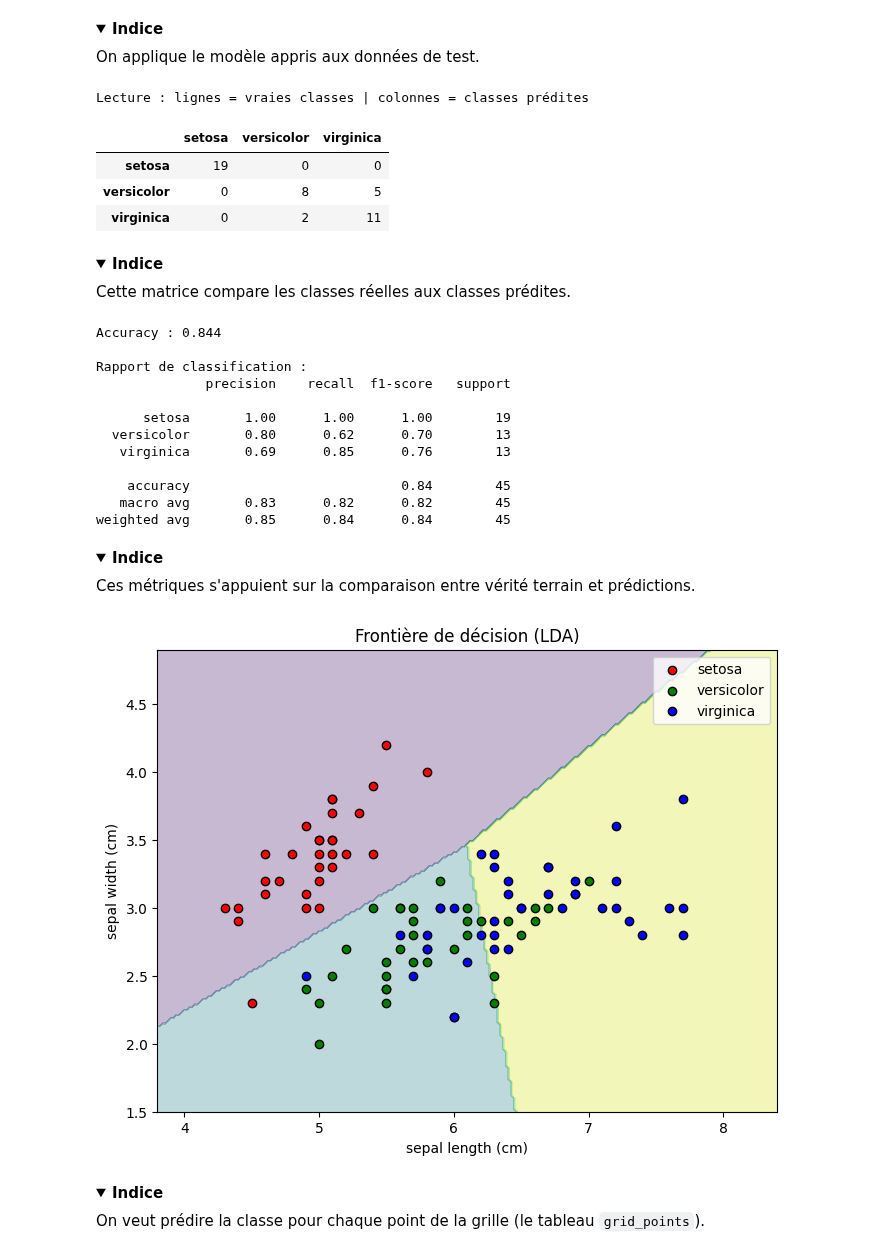
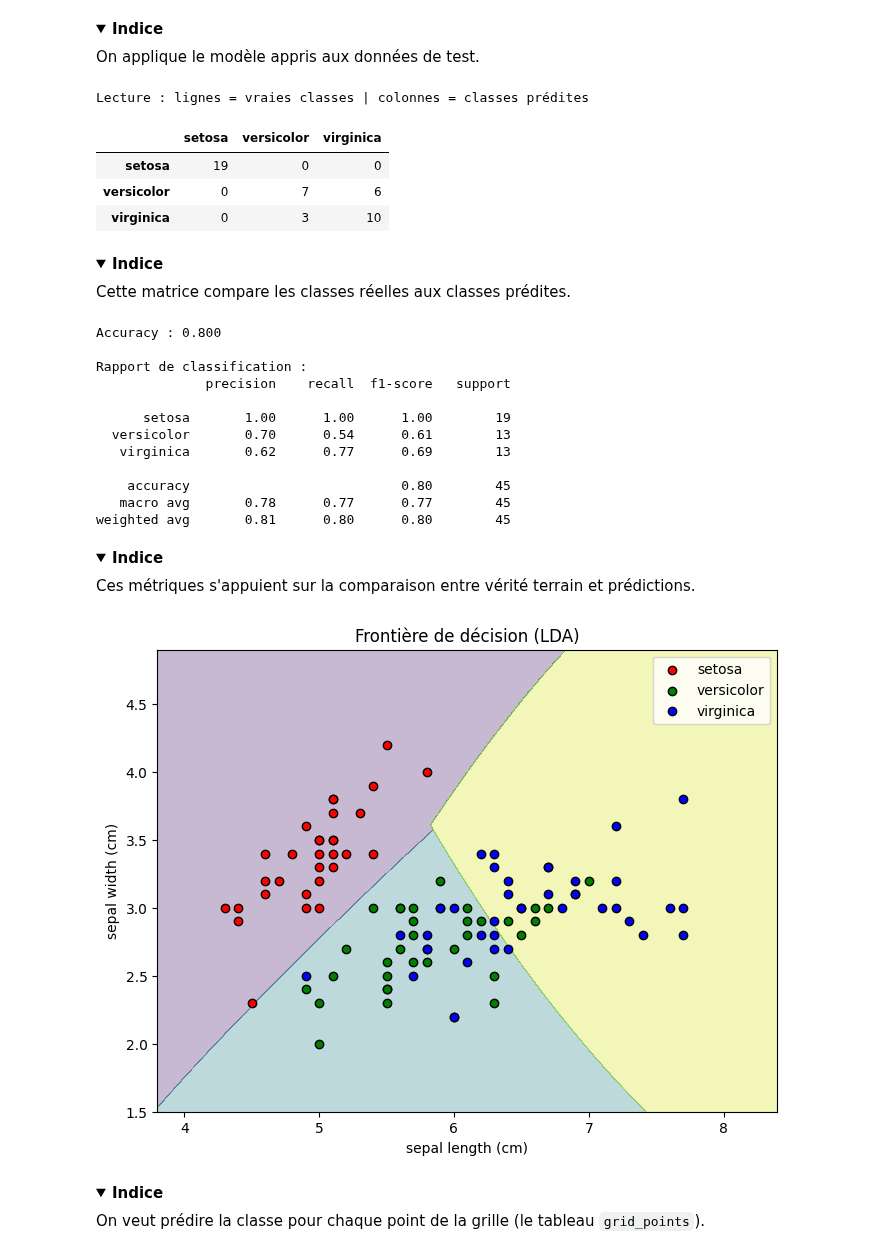
Before and after one commit to MathiasGarnier/Algorithms-All---Old, a Jupyter notebook: LDA_Exercice_etudiants_v9.ipynb, the cells around one changed output. Drawn from its saved outputs; the diff is of its cells as text; code cells hidden in the pictures; folded sections open.

```diff
--- a/LDA_Exercice_etudiants_v9.ipynb
+++ b/LDA_Exercice_etudiants_v9.ipynb
@@ -70,5 +70,12 @@ On sépare les variables explicatives et la variable cible, puis on fixe une pro
 # %%
 # 4) Modèle LDA
 clf = LinearDiscriminantAnalysis()
+
+# option :
+from sklearn.discriminant_analysis import QuadraticDiscriminantAnalysis
+#clf = QuadraticDiscriminantAnalysis()
+from sklearn import svm
+clf = svm.SVC()
+
 clf.fit(X_train, y_train)
 # %% [output]
@@ -95,8 +102,8 @@ pd.DataFrame(cm, index=class_names, columns=class_names)
 Lecture : lignes = vraies classes | colonnes = classes prédites
 |  | setosa | versicolor | virginica |
 | setosa | 19 | 0 | 0 |
-| versicolor | 0 | 8 | 5 |
-| virginica | 0 | 2 | 11 |
+| versicolor | 0 | 7 | 6 |
+| virginica | 0 | 3 | 10 |
 # %% [markdown]
 <details><summary><b>Indice</b></summary>
 Cette matrice compare les classes réelles aux classes prédites.
@@ -112,18 +119,18 @@ report = classification_report(y_test, y_pred, target_names=class_names)
 print("\nRapport de classification :")
 print(report)
 # %% [output]
-Accuracy : 0.844
+Accuracy : 0.800
 
 Rapport de classification :
               precision    recall  f1-score   support
 
       setosa       1.00      1.00      1.00        19
-  versicolor       0.80      0.62      0.70        13
-   virginica       0.69      0.85      0.76        13
+  versicolor       0.70      0.54      0.61        13
+   virginica       0.62      0.77      0.69        13
 
-    accuracy                           0.84        45
-   macro avg       0.83      0.82      0.82        45
-weighted avg       0.85      0.84      0.84        45
+    accuracy                           0.80        45
+   macro avg       0.78      0.77      0.77        45
+weighted avg       0.81      0.80      0.80        45
 # %% [markdown]
 <details><summary><b>Indice</b></summary>
 Ces métriques s'appuient sur la comparaison entre vérité terrain et prédictions.
@@ -135,36 +142,36 @@ Ces métriques s'appuient sur la comparaison entre vérité terrain et prédicti
 # Grille couvrant l'espace des données
 x_min, x_max = X[:, 0].min() - 0.5, X[:, 0].max() + 0.5
 y_min, y_max = X[:, 1].min() - 0.5, X[:, 1].max() + 0.5
 
 xx, yy = np.meshgrid(
-    np.arange(x_min, x_max, 0.02),
-    np.arange(y_min, y_max, 0.02)
+    np.arange(x_min, x_max, 0.002),
+    np.arange(y_min, y_max, 0.002)
 )
 
 grid_points = np.c_[xx.ravel(), yy.ravel()]
 
 # Prédire sur la grille (à compléter)
 Z = clf.predict(grid_points)
 Z = Z.reshape(xx.shape)
 
 plt.figure(figsize=(8, 6))
 plt.contourf(xx, yy, Z, alpha=0.3)
 
 # Afficher les points d'entraînement
 colors = ['red', 'green', 'blue']
 for i, color in enumerate(colors):
     plt.scatter(
         X_train[y_train == i, 0], X_train[y_train == i, 1],
         c=color, label=class_names[i], edgecolor='k'
     )
 
 plt.xlabel(iris_data.feature_names[0])
 plt.ylabel(iris_data.feature_names[1])
 plt.legend()
 plt.title("Frontière de décision (LDA)")
 plt.show()
 # %% [output]
-[figure, old version]
+[figure, new version]
 # %% [markdown]
 <details><summary><b>Indice</b></summary>
 On veut prédire la classe pour chaque point de la grille (le tableau <code>grid_points</code>).
```
Also changed, not shown: parts of 1 cell of this notebook.
